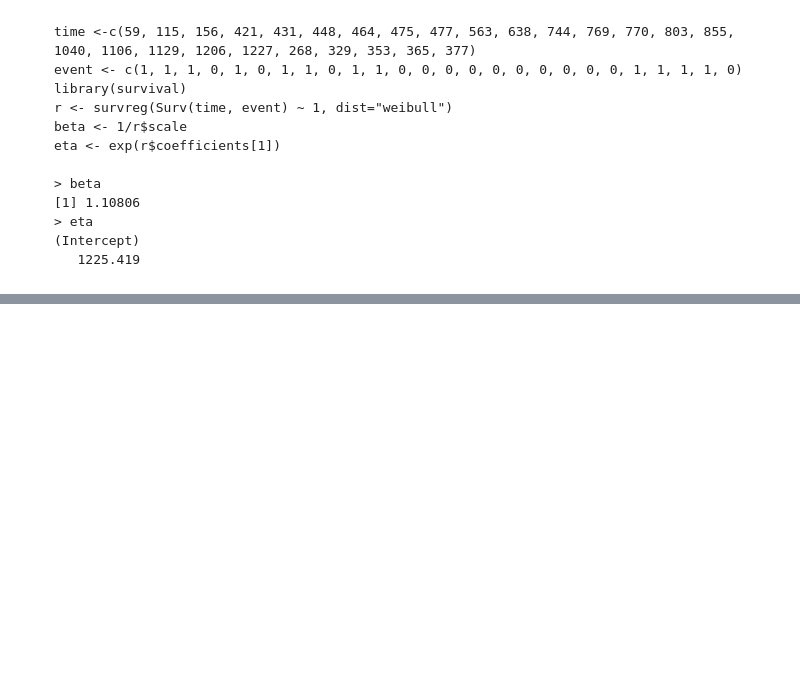
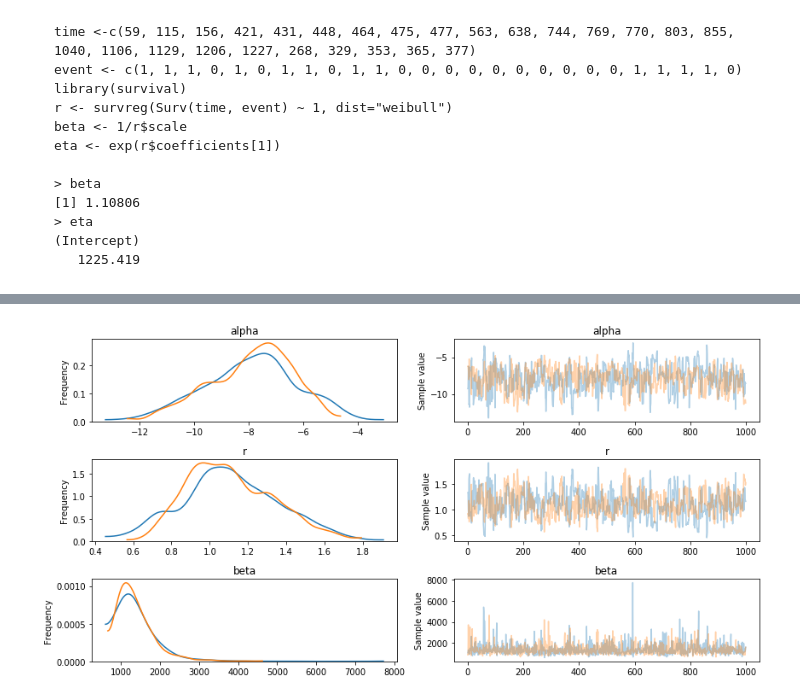
Before and after one commit to junpenglao/Planet_Sakaar_Data_Science, a Jupyter notebook: PyMC3QnA/discourse_1107.ipynb, the cells around one changed output, grey strips where cells are left out. Cells and saved outputs as stored; diff of their text form; code cells hidden in the pictures; blank space fills up the shorter version.

```diff
--- a/PyMC3QnA/discourse_1107.ipynb
+++ b/PyMC3QnA/discourse_1107.ipynb
@@ -262 +310,5 @@ pm.traceplot(trace,
+# %%
+pm.traceplot(tr);
+# %% [output]
+[figure, added]
 # %%
```
Also changed, not shown: parts of 8 cells of this notebook.
